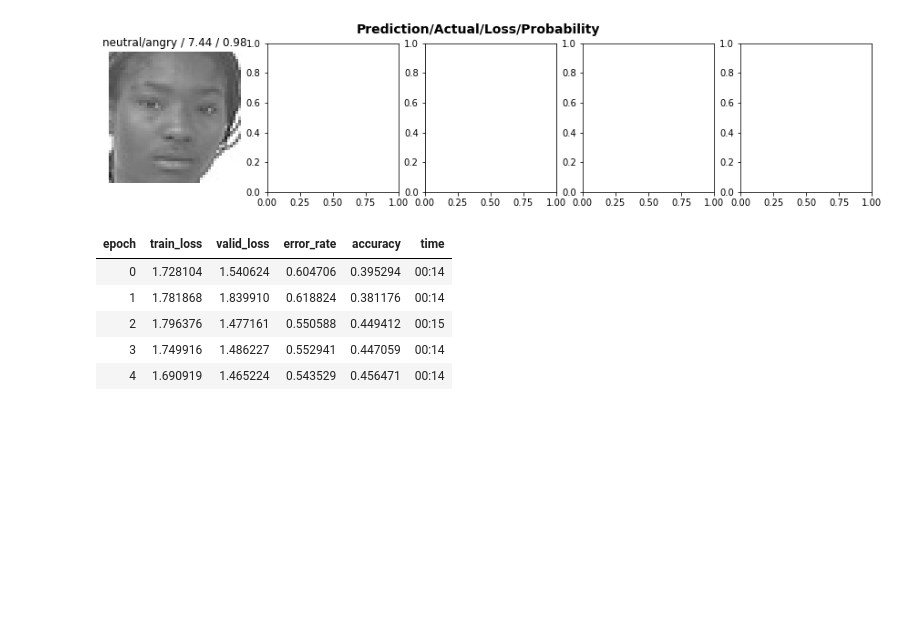
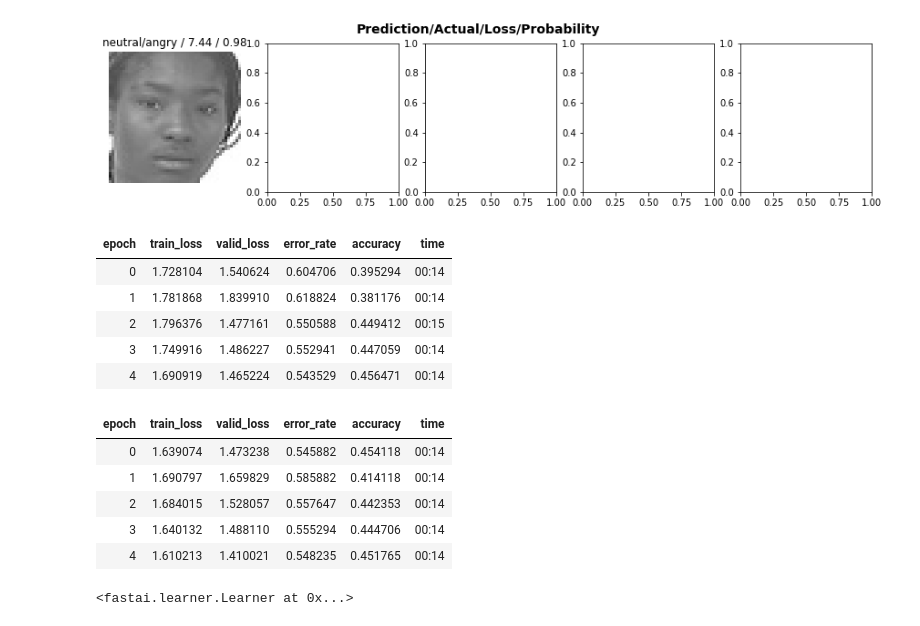
Before and after one commit to Aravinda89/emotion, a Jupyter notebook: Emotion_Recog.ipynb, the cells around one changed output. Cells and saved outputs as stored; diff of their text form; code cells hidden in the pictures; blank space fills up the shorter version.

```diff
--- a/Emotion_Recog.ipynb
+++ b/Emotion_Recog.ipynb
@@ -371,0 +376,13 @@ learn.fit_one_cycle(5, 0.0005754399462603033)
+# %%
+learn.fit_one_cycle(5, 0.0005754399462603033)
+# %% [output]
+| epoch | train_loss | valid_loss | error_rate | accuracy | time |
+| 0 | 1.639074 | 1.473238 | 0.545882 | 0.454118 | 00:14 |
+| 1 | 1.690797 | 1.659829 | 0.585882 | 0.414118 | 00:14 |
+| 2 | 1.684015 | 1.528057 | 0.557647 | 0.442353 | 00:14 |
+| 3 | 1.640132 | 1.488110 | 0.555294 | 0.444706 | 00:14 |
+| 4 | 1.610213 | 1.410021 | 0.548235 | 0.451765 | 00:14 |
+# %%
+learn.load('/content/gdrive/MyDrive/models/Emotion_recog_resnet34_finetune_2')
+# %% [output]
+<fastai.learner.Learner at 0x...>
```
Also changed, not shown: parts of 3 cells of this notebook.
